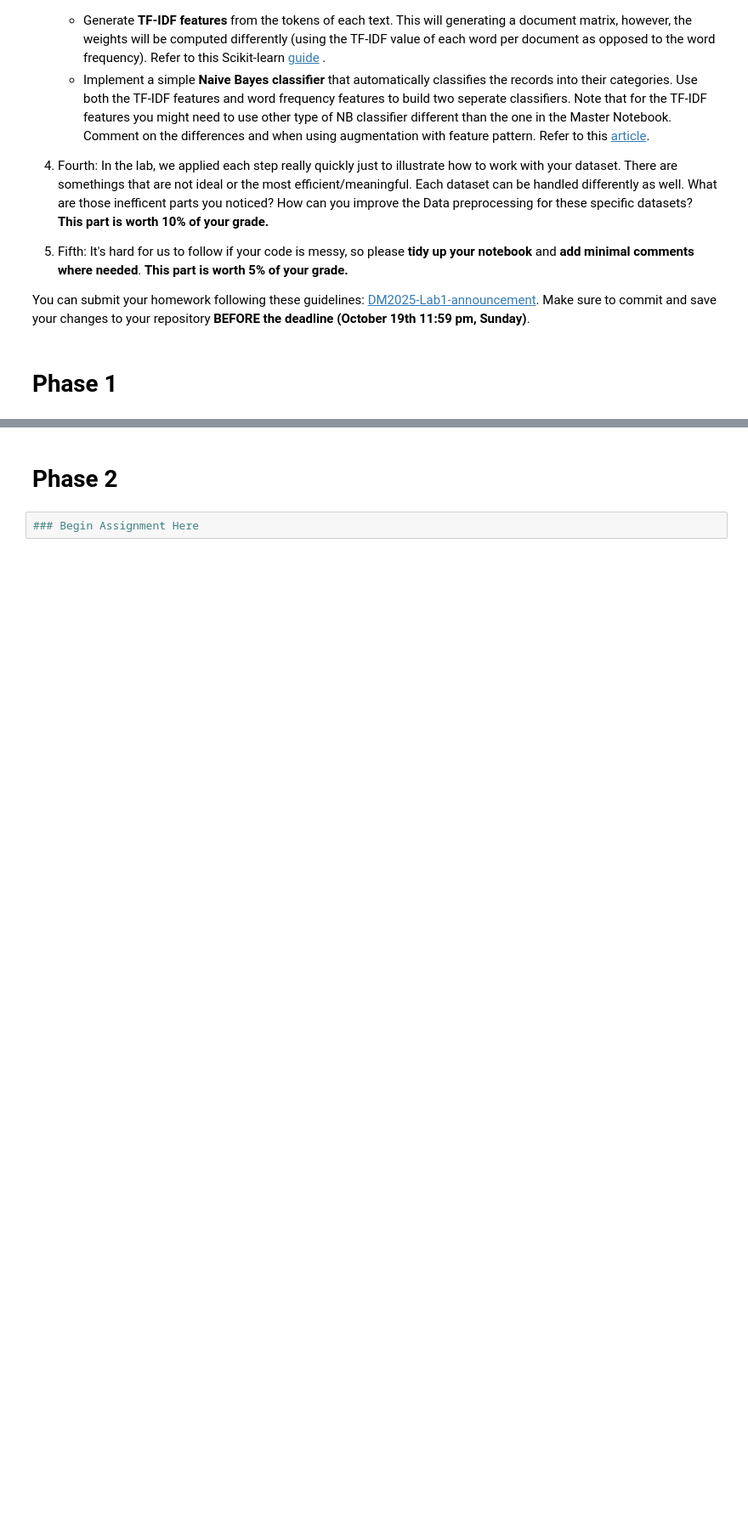
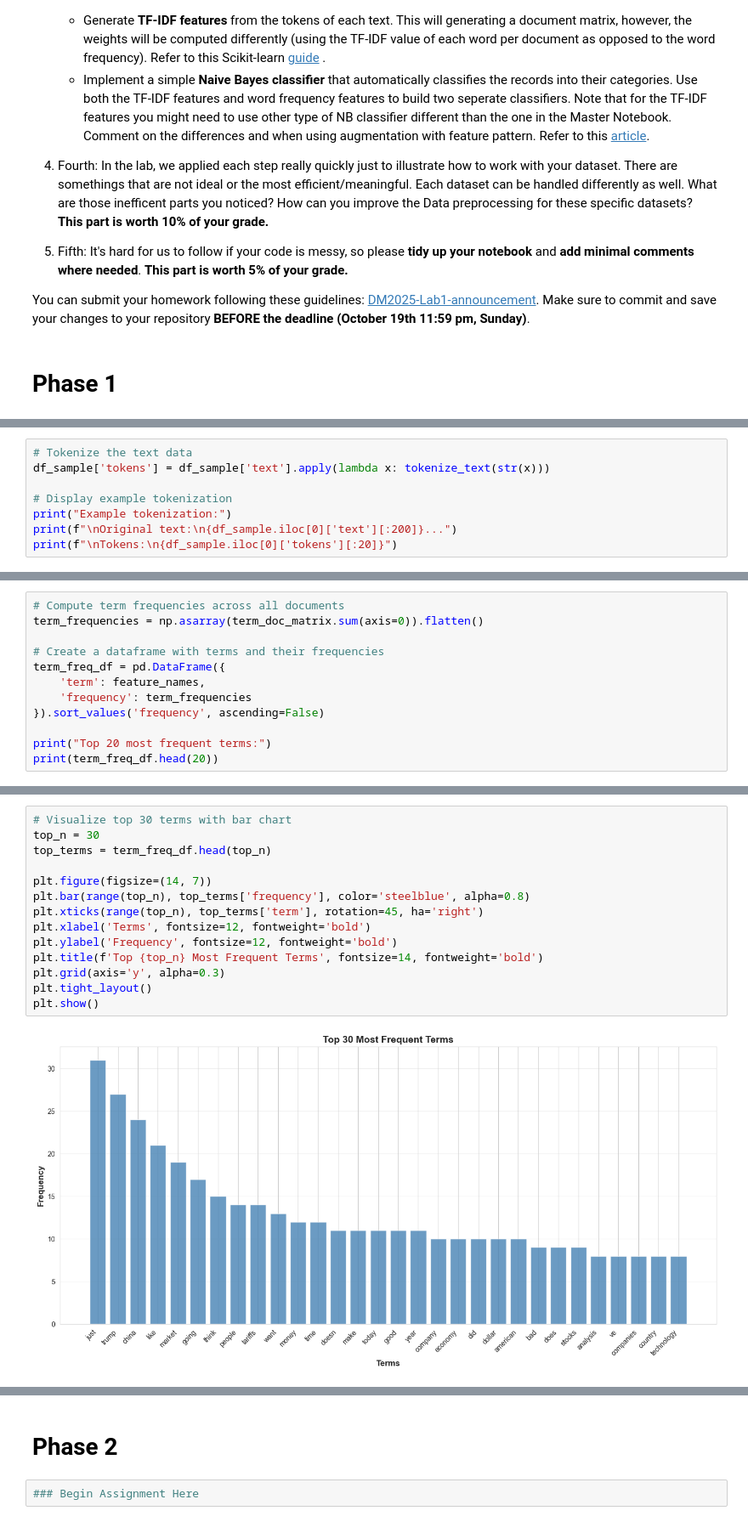
Before and after one commit to BallPoolShark/DM2025-Lab1-Exercise, a Jupyter notebook: DM2025-Lab1-Homework.ipynb, the cells around one changed output, grey strips where cells are left out. Shown: that part at 85% size. Saved outputs shown, nothing was run; the diff lists cells and outputs as text; blank space fills up the shorter version.

```diff
--- a/DM2025-Lab1-Homework.ipynb
+++ b/DM2025-Lab1-Homework.ipynb
@@ -62,0 +278,8 @@ You can submit your homework following these guidelines: [DM2025-Lab1-announceme
+# %%
+# Tokenize the text data
+df_sample['tokens'] = df_sample['text'].apply(lambda x: tokenize_text(str(x)))
+
+# Display example tokenization
+print("Example tokenization:")
+print(f"\nOriginal text:\n{df_sample.iloc[0]['text'][:200]}...")
+print(f"\nTokens:\n{df_sample.iloc[0]['tokens'][:20]}")
@@ -62,0 +347,12 @@ You can submit your homework following these guidelines: [DM2025-Lab1-announceme
+# %%
+# Compute term frequencies across all documents
+term_frequencies = np.asarray(term_doc_matrix.sum(axis=0)).flatten()
+
+# Create a dataframe with terms and their frequencies
+term_freq_df = pd.DataFrame({
+    'term': feature_names,
+    'frequency': term_frequencies
+}).sort_values('frequency', ascending=False)
+
+print("Top 20 most frequent terms:")
+print(term_freq_df.head(20))
@@ -62,0 +377,16 @@ You can submit your homework following these guidelines: [DM2025-Lab1-announceme
+# %%
+# Visualize top 30 terms with bar chart
+top_n = 30
+top_terms = term_freq_df.head(top_n)
+
+plt.figure(figsize=(14, 7))
+plt.bar(range(top_n), top_terms['frequency'], color='steelblue', alpha=0.8)
+plt.xticks(range(top_n), top_terms['term'], rotation=45, ha='right')
+plt.xlabel('Terms', fontsize=12, fontweight='bold')
+plt.ylabel('Frequency', fontsize=12, fontweight='bold')
+plt.title(f'Top {top_n} Most Frequent Terms', fontsize=14, fontweight='bold')
+plt.grid(axis='y', alpha=0.3)
+plt.tight_layout()
+plt.show()
+# %% [output]
+[figure, added]
```
Also changed, not shown: parts of 36 cells of this notebook, 1 other file.
